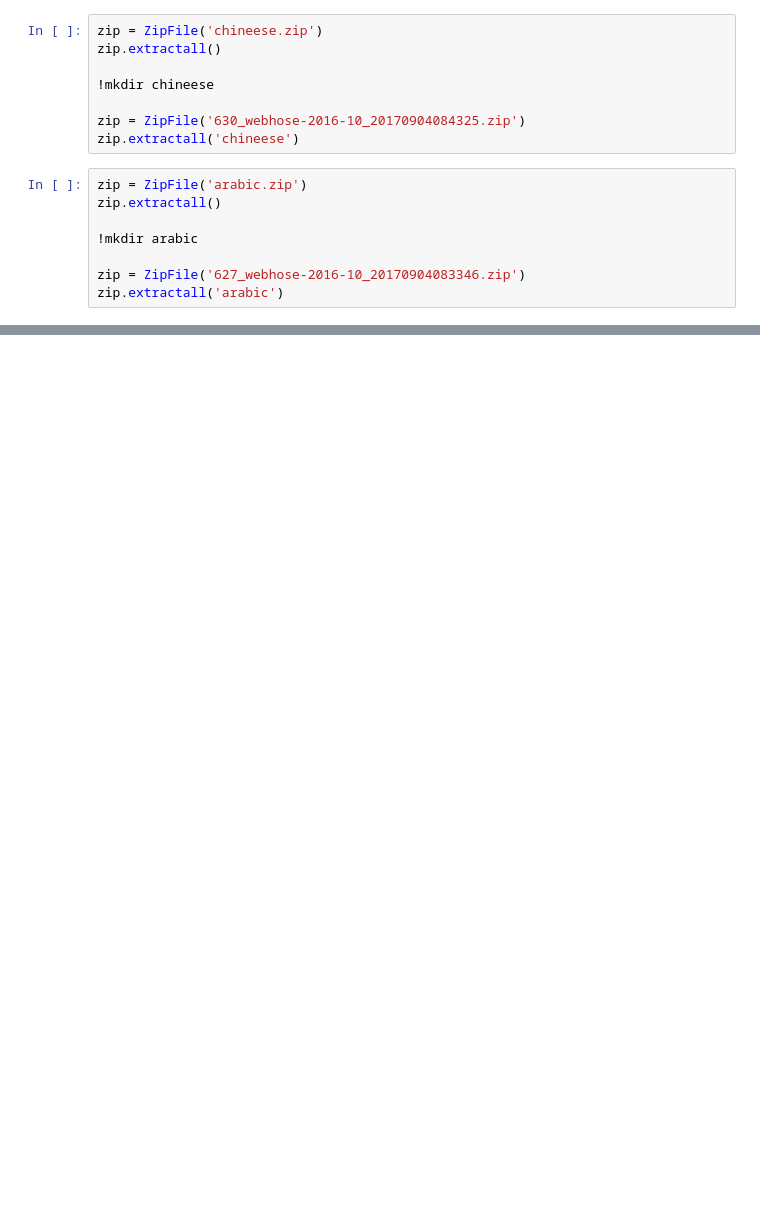
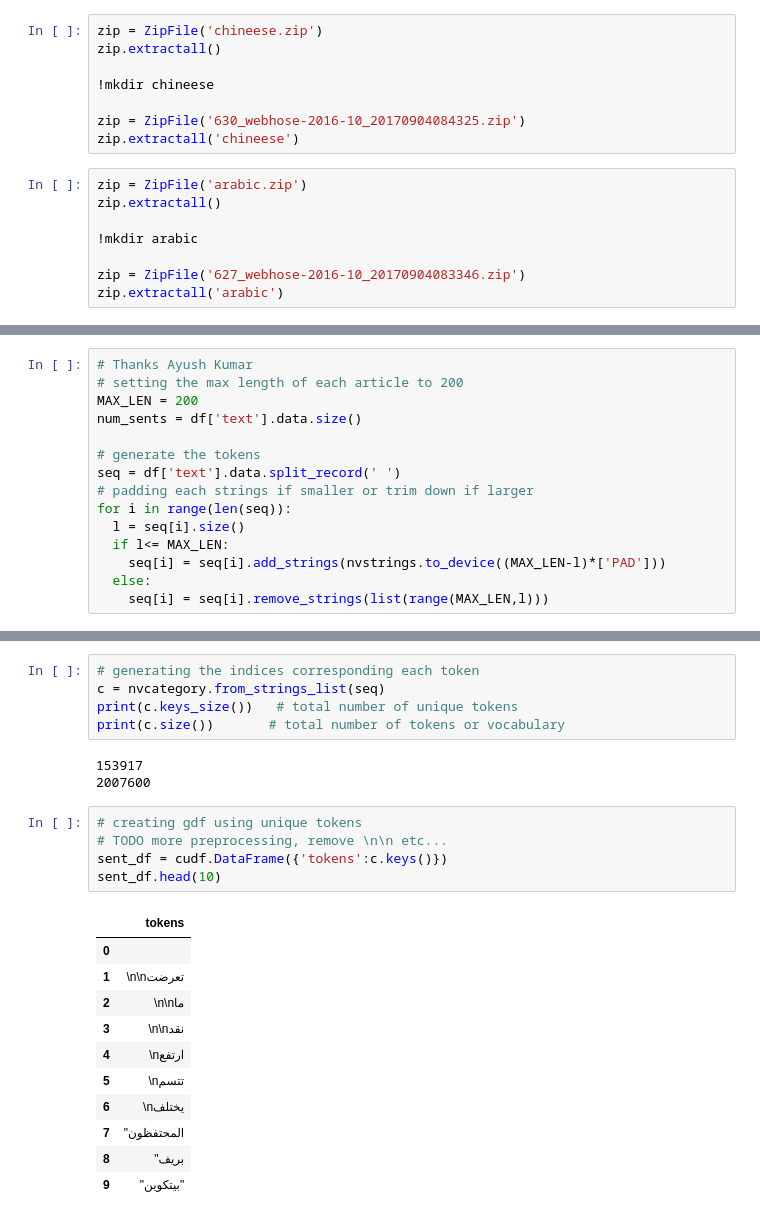
Before and after one commit to airevllc/airev-advanced-workshops, a Jupyter notebook: train.ipynb, the cells around one changed output, grey strips where cells are left out. Drawn from its saved outputs; the diff is of its cells as text; blank space fills up the shorter version.

```diff
--- a/train.ipynb
+++ b/train.ipynb
@@ -204,0 +338,15 @@ print(pre_df.head())
+# %%
+# Thanks Ayush Kumar
+# setting the max length of each article to 200
+MAX_LEN = 200
+num_sents = df['text'].data.size()
+
+# generate the tokens
+seq = df['text'].data.split_record(' ')
+# padding each strings if smaller or trim down if larger
+for i in range(len(seq)):
+  l = seq[i].size()
+  if l<= MAX_LEN:
+    seq[i] = seq[i].add_strings(nvstrings.to_device((MAX_LEN-l)*['PAD']))
+  else:
+    seq[i] = seq[i].remove_strings(list(range(MAX_LEN,l)))
@@ -204,0 +361,25 @@ print(pre_df.head())
+# %%
+# generating the indices corresponding each token
+c = nvcategory.from_strings_list(seq)
+print(c.keys_size())   # total number of unique tokens
+print(c.size())       # total number of tokens or vocabulary
+# %% [output]
+153917
+2007600
+# %%
+# creating gdf using unique tokens
+# TODO more preprocessing, remove \n\n etc...
+sent_df = cudf.DataFrame({'tokens':c.keys()})
+sent_df.head(10)
+# %% [output]
+|  | tokens |
+| 0 |  |
+| 1 | \n\nتعرضت |
+| 2 | \n\nما |
+| 3 | \n\nنقد |
+| 4 | \nارتفع |
+| 5 | \nتتسم |
+| 6 | \nيختلف |
+| 7 | "المحتفظون |
+| 8 | "بريف |
+| 9 | "بيتكوين" |
```
Also changed, not shown: parts of 42 cells of this notebook.
